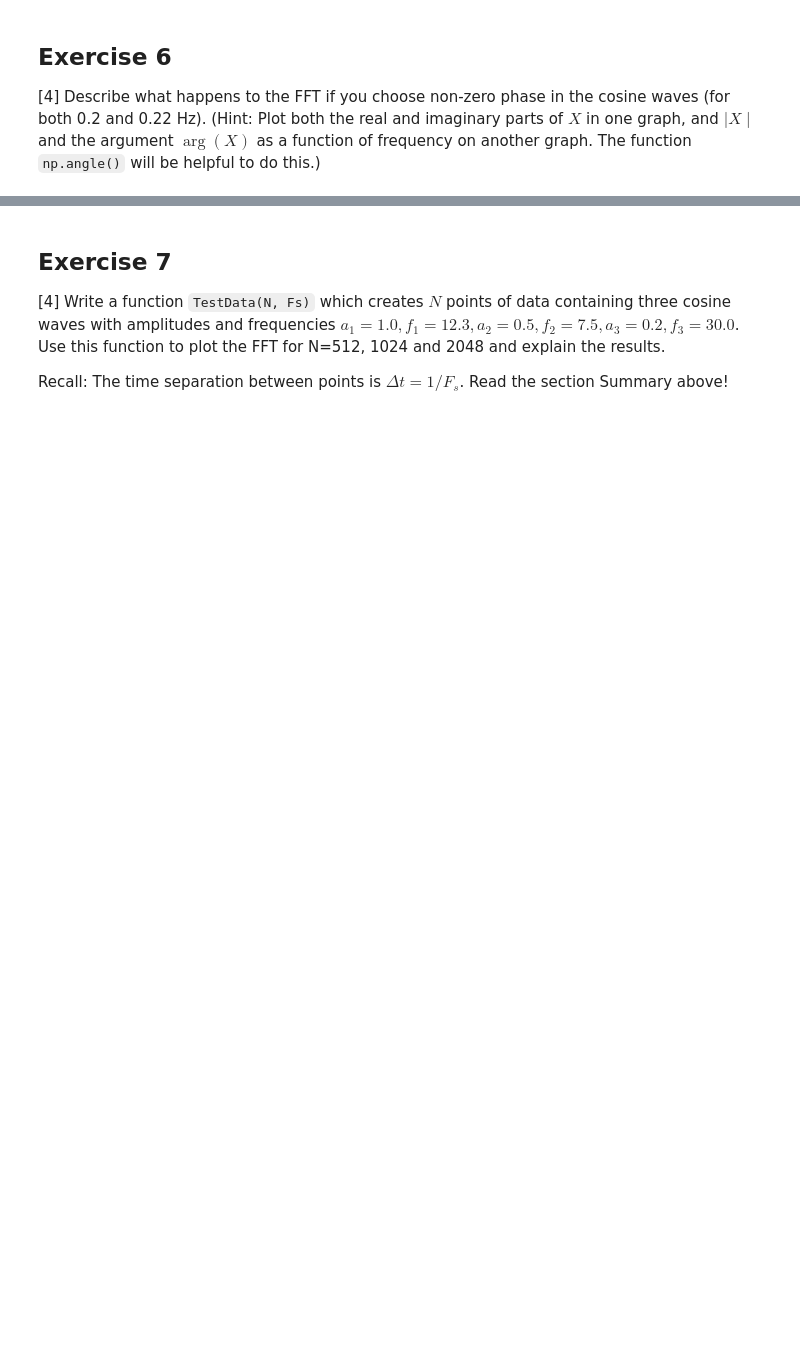
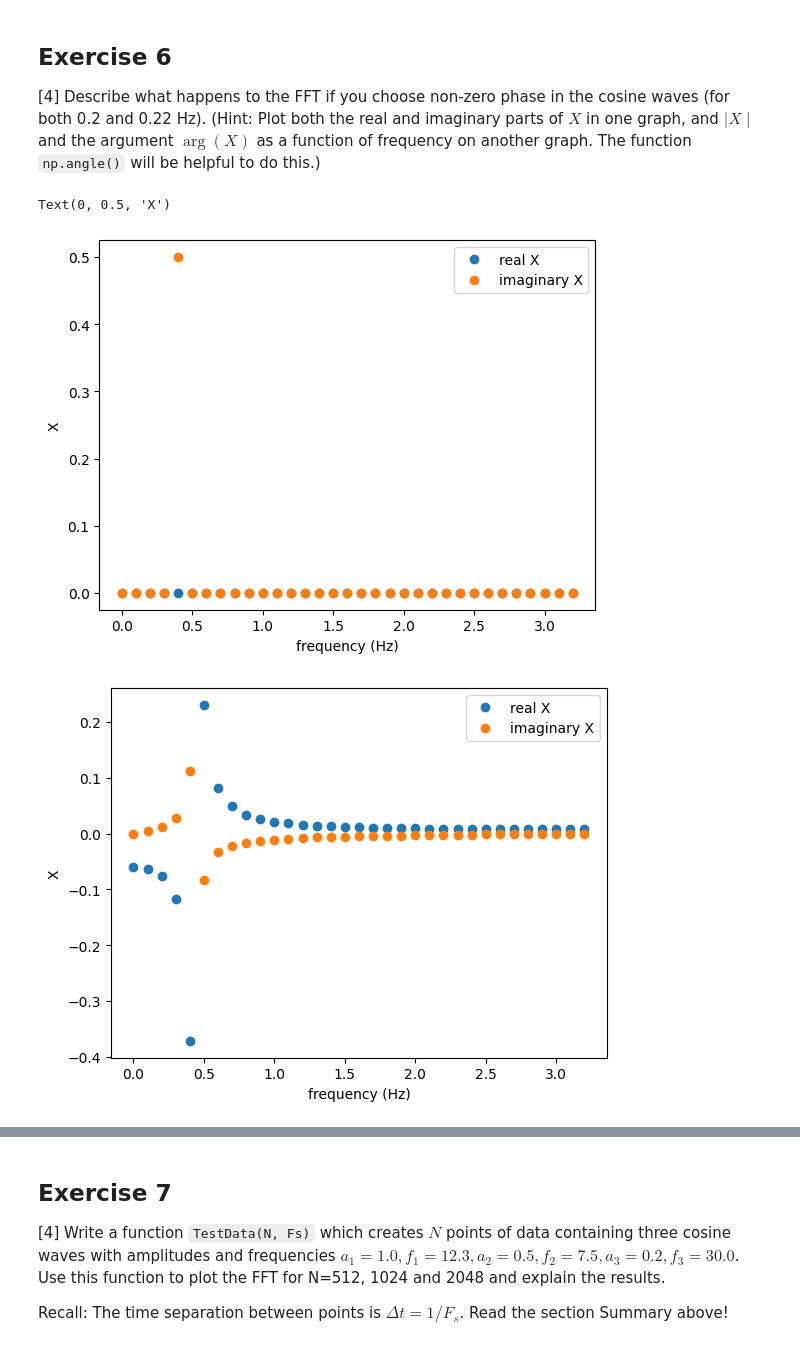
Before and after one commit to PX2145-2025/week-10-b-sebclerey, a Jupyter notebook: FFT.ipynb, the cells around one changed output, grey strips where cells are left out. Saved outputs shown, nothing was run; the diff lists cells and outputs as text; code cells hidden in the pictures; blank space fills up the shorter version.

```diff
--- a/FFT.ipynb
+++ b/FFT.ipynb
@@ -449,0 +450,26 @@ Text(0, 0.5, 'X')
+# %%
+C = np.pi/2    # C = phase
+
+plt.figure()
+frq = 0.2
+x = np.cos(2*np.pi*frq*t+C)
+frq , X = Spectrum1(x,Fs)
+plt.plot(frq,np.real(X),'o',label="real X")
+plt.plot(frq,np.imag(X),'o',label="imaginary X")
+plt.legend()
+plt.xlabel("frequency (Hz)")
+plt.ylabel("X")
+
+plt.figure()
+frq = 0.22
+x = np.cos(2*np.pi*frq*t+C)
+frq , X = Spectrum1(x,Fs)
+plt.plot(frq,np.real(X),'o',label="real X")
+plt.plot(frq,np.imag(X),'o',label="imaginary X")
+plt.legend()
+plt.xlabel("frequency (Hz)")
+plt.ylabel("X")
+# %% [output]
+Text(0, 0.5, 'X')
+[figure, added]
+[figure, added]
```
Also changed, not shown: parts of 7 cells of this notebook.
